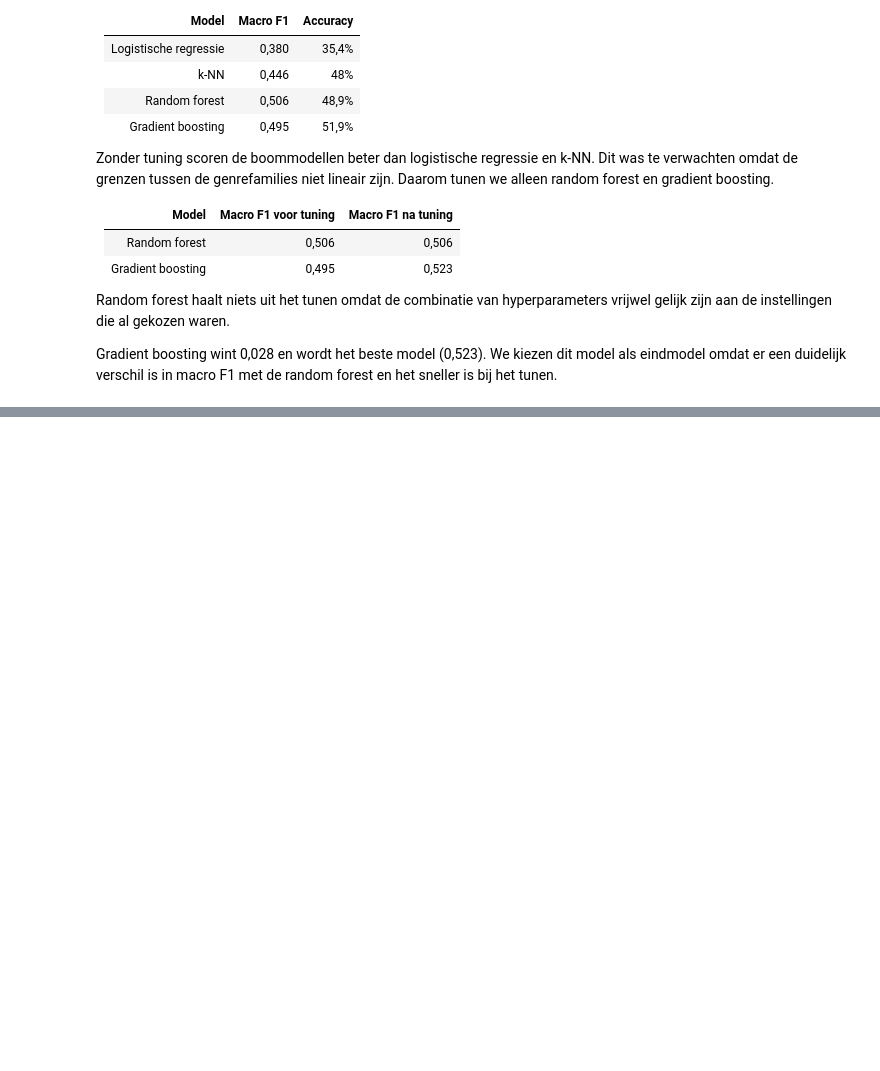
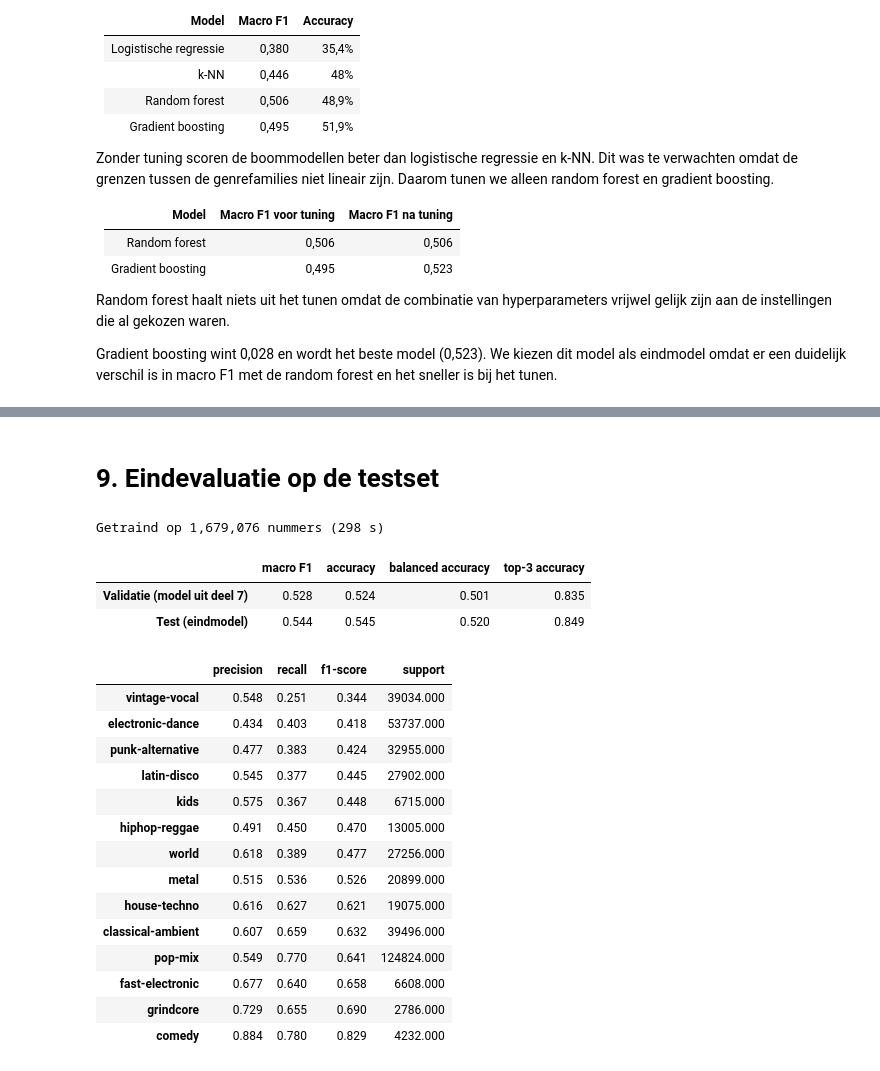
Before and after one commit to Lander123Lander/MachineLearning, a Jupyter notebook: Project.ipynb, the cells around one changed output, grey strips where cells are left out. Cells and saved outputs as stored; diff of their text form; code cells hidden in the pictures; blank space fills up the shorter version.

Commit message:
eindevaluatie

```diff
--- a/Project.ipynb
+++ b/Project.ipynb
@@ -1063,0 +1251,19 @@ Gradient boosting wint 0,028 en wordt het beste model (0,523). We kiezen dit mod
+# %%
+from sklearn.base import clone
+
+# A: het getunede model uit deel 6 (al getraind op tune_df)
+huidig = zoektochten["Gradient boosting"].best_estimator_
+
+# C: uit de volledige trainset evenveel nummers per familie als de kleinste familie heeft
+kleinste = train_df[TARGET].value_counts().min()
+evenveel = train_df.groupby(TARGET).sample(kleinste, random_state=RANDOM_STATE)
+
+varianten = {
+    "A. Huidig": huidig,
+    "B. Gewogen": clone(huidig).set_params(class_weight="balanced").fit(tune_df[FEATURES], tune_df[TARGET]),
+    "C. Evenveel per familie": clone(huidig).fit(evenveel[FEATURES], evenveel[TARGET]),
+}
+
+display(pd.DataFrame({naam: evalueer(m, X_val, y_val) for naam, m in varianten.items()}).T.round(3))
+display(pd.DataFrame({naam: f1_score(y_val, m.predict(X_val), labels=KLASSEN, average=None)
+                      for naam, m in varianten.items()}, index=KLASSEN).sort_values("A. Huidig").round(3))
@@ -1063,0 +1299,36 @@ Gradient boosting wint 0,028 en wordt het beste model (0,523). We kiezen dit mod
+# %% [markdown]
+# 9. Eindevaluatie op de testset
+# %%
+eind_df = pd.concat([train_df[FEATURES + [TARGET]], val_df[FEATURES + [TARGET]]])
+start = time.time()
+eindmodel = clone(huidig).fit(eind_df[FEATURES], eind_df[TARGET])
+print(f"Getraind op {len(eind_df):,} nummers ({time.time() - start:.0f} s)")
+
+display(pd.DataFrame({
+    "Validatie (model uit deel 7)": evalueer(huidig, X_val, y_val),
+    "Test (eindmodel)": evalueer(eindmodel, X_test, y_test),
+}).T.round(3))
+
+pred_test = eindmodel.predict(X_test)
+rapport_test = pd.DataFrame(classification_report(y_test, pred_test, output_dict=True)).T.loc[KLASSEN]
+rapport_test.sort_values("f1-score").round(3)
+# %% [output]
+Getraind op 1,679,076 nummers (298 s)
+|  | macro F1 | accuracy | balanced accuracy | top-3 accuracy |
+| Validatie (model uit deel 7) | 0.528 | 0.524 | 0.501 | 0.835 |
+| Test (eindmodel) | 0.544 | 0.545 | 0.520 | 0.849 |
+|  | precision | recall | f1-score | support |
+| vintage-vocal | 0.548 | 0.251 | 0.344 | 39034.000 |
+| electronic-dance | 0.434 | 0.403 | 0.418 | 53737.000 |
+| punk-alternative | 0.477 | 0.383 | 0.424 | 32955.000 |
+| latin-disco | 0.545 | 0.377 | 0.445 | 27902.000 |
+| kids | 0.575 | 0.367 | 0.448 | 6715.000 |
+| hiphop-reggae | 0.491 | 0.450 | 0.470 | 13005.000 |
+| world | 0.618 | 0.389 | 0.477 | 27256.000 |
+| metal | 0.515 | 0.536 | 0.526 | 20899.000 |
+| house-techno | 0.616 | 0.627 | 0.621 | 19075.000 |
+| classical-ambient | 0.607 | 0.659 | 0.632 | 39496.000 |
+| pop-mix | 0.549 | 0.770 | 0.641 | 124824.000 |
+| fast-electronic | 0.677 | 0.640 | 0.658 | 6608.000 |
+| grindcore | 0.729 | 0.655 | 0.690 | 2786.000 |
+| comedy | 0.884 | 0.780 | 0.829 | 4232.000 |
```
Also changed, not shown: parts of 29 cells of this notebook.
